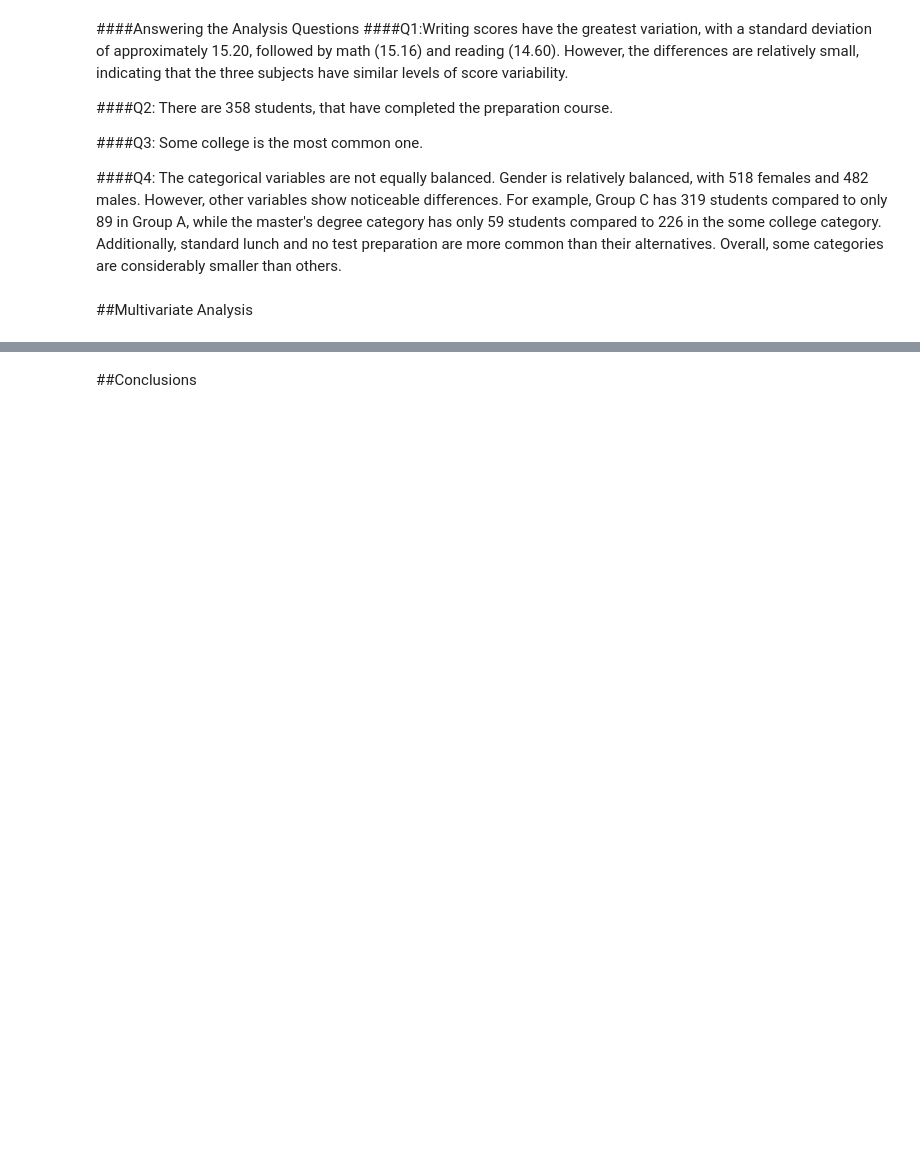
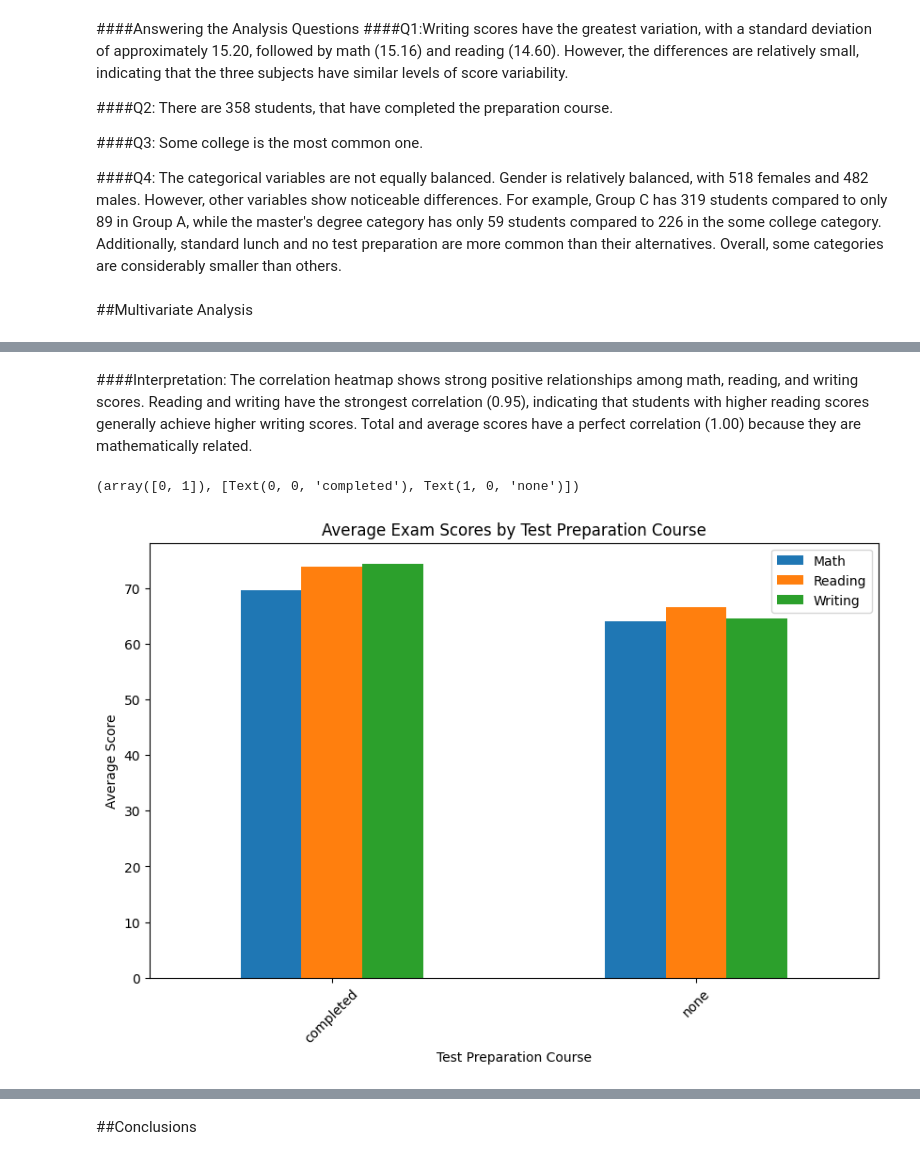
Before and after one commit to YousefHanna20/Student-Performance-EDA, a Jupyter notebook: Student_Performance_EDA.ipynb, the cells around one changed output, grey strips where cells are left out. Saved outputs shown, nothing was run; the diff lists cells and outputs as text; code cells hidden in the pictures; blank space fills up the shorter version.

```diff
--- a/Student_Performance_EDA.ipynb
+++ b/Student_Performance_EDA.ipynb
@@ -386,0 +411,18 @@ Text(0, 0.5, 'Count')
+# %% [markdown]
+####Interpretation: The correlation heatmap shows strong positive relationships among math, reading, and writing scores. Reading and writing have the strongest correlation (0.95), indicating that students with higher reading scores generally achieve higher writing scores. Total and average scores have a perfect correlation (1.00) because they are mathematically related.
+# %%
+#Grouped Comparison - Test Preparation vs Exam Scores
+grouped_scores = df.groupby('test_preparation_course')[['math_score', 'reading_score', 'writing_score']].mean()
+
+# Create a grouped bar chart
+fig, ax =plt.subplots(figsize = (10,6))
+grouped_scores.plot(kind='bar', ax=ax)
+
+ax.set_title('Average Exam Scores by Test Preparation Course')
+ax.set_xlabel('Test Preparation Course')
+ax.set_ylabel('Average Score')
+ax.legend(['Math', 'Reading', 'Writing'])
+plt.xticks(rotation = 45)
+# %% [output]
+(array([0, 1]), [Text(0, 0, 'completed'), Text(1, 0, 'none')])
+[figure, added]
```
Also changed, not shown: parts of 13 cells of this notebook.
